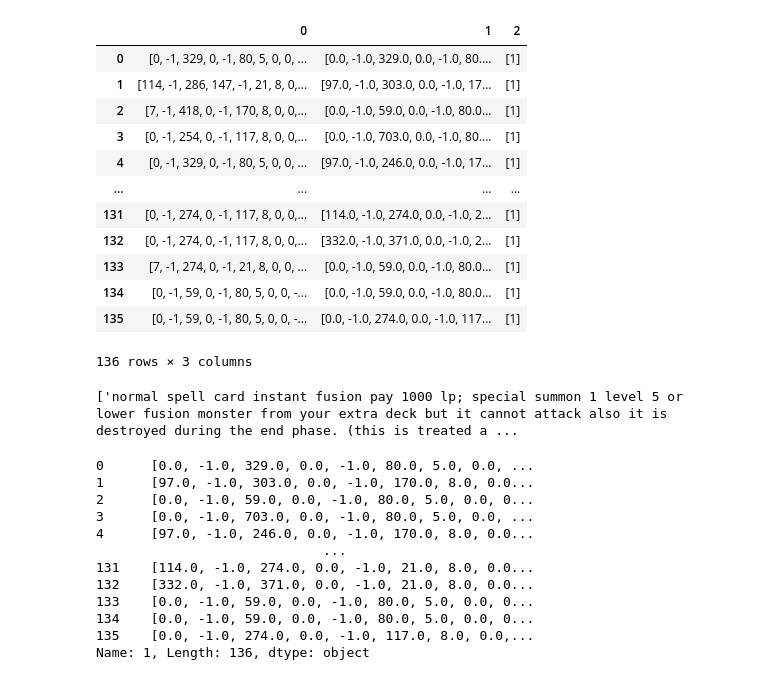
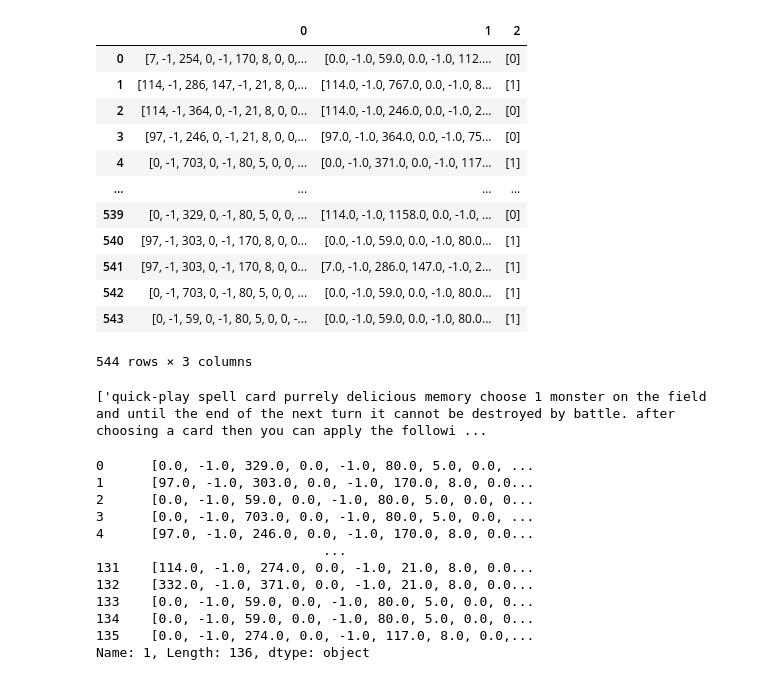
Before and after one commit to X99S5/Transformer_Based_Yugioh_Comparator_Model, a Jupyter notebook: Main.ipynb, the cells around one changed output. Drawn from its saved outputs; the diff is of its cells as text; code cells hidden in the pictures.

Commit message:
Testing full model functionality

```diff
--- a/Main.ipynb
+++ b/Main.ipynb
@@ -115,45 +124,65 @@ for count,line in enumerate(read):
 file.close()
 # %%
 def stitcher(deck_index):
+    '''Picks from decks'''
 
     decider = [random.choice(altered[deck_index]) for _ in range(5)]
     output = np.concatenate(([Tokenized_sequence_database[i] for i in Sliced_df[Sliced_df['name'].isin(decider)].index.values]) )
     if len(output) != 905:
         return stitcher(deck_index)
     else:
         return output
 
 Training_Testing_Dataset = []
 for deck_index,deck in enumerate(altered):
 
     for card_index in Sliced_df[Sliced_df['name'].isin(deck)].index.values:
         data_point = []
 
         subject_card =  np.concatenate( (Tokenized_sequence_database[card_index] , np.zeros(724)) , axis=None ) # Extends subject to equal length of decider cards
-        decider_cards = stitcher(deck_index)
-        data_point.append(decider_cards)
-        data_point.append(subject_card)
-        data_point.append([1])
+        for _ in range(2):
+            temp = []
+            decider_cards = stitcher(deck_index)
+            temp.append(decider_cards)
+            temp.append(subject_card)
+            temp.append([1])
+            Training_Testing_Dataset.append(temp)
 
-        Training_Testing_Dataset.append(data_point)
+def random_no_match_generator(length):
+    out = []
+    for _ in range(length):
+        temp = []
+        subject_card = np.concatenate( ( random.choice(Tokenized_sequence_database)  , np.zeros(724)) , axis=None )
+        decider_cards = np.concatenate([random.choice(Tokenized_sequence_database) for _ in range(5)])
 
+        temp.append(decider_cards)
+        temp.append(subject_card)
+        temp.append([0])
 
+        out.append(temp)
+
+    return out
+
+Training_Testing_Dataset.extend( random_no_match_generator(272) )
+random.shuffle(Training_Testing_Dataset)
+random.shuffle(Training_Testing_Dataset)
+random.shuffle(Training_Testing_Dataset)
 pd.DataFrame(Training_Testing_Dataset)
 # %% [output]
 |  | 0 | 1 | 2 |
-| 0 | [0, -1, 329, 0, -1, 80, 5, 0, 0, ... | [0.0, -1.0, 329.0, 0.0, -1.0, 80.... | [1] |
-| 1 | [114, -1, 286, 147, -1, 21, 8, 0,... | [97.0, -1.0, 303.0, 0.0, -1.0, 17... | [1] |
-| 2 | [7, -1, 418, 0, -1, 170, 8, 0, 0,... | [0.0, -1.0, 59.0, 0.0, -1.0, 80.0... | [1] |
-| 3 | [0, -1, 254, 0, -1, 117, 8, 0, 0,... | [0.0, -1.0, 703.0, 0.0, -1.0, 80.... | [1] |
-| 4 | [0, -1, 329, 0, -1, 80, 5, 0, 0, ... | [97.0, -1.0, 246.0, 0.0, -1.0, 17... | [1] |
+| 0 | [7, -1, 254, 0, -1, 170, 8, 0, 0,... | [0.0, -1.0, 59.0, 0.0, -1.0, 112.... | [0] |
+| 1 | [114, -1, 286, 147, -1, 21, 8, 0,... | [114.0, -1.0, 767.0, 0.0, -1.0, 8... | [1] |
+| 2 | [114, -1, 364, 0, -1, 21, 8, 0, 0... | [114.0, -1.0, 246.0, 0.0, -1.0, 2... | [0] |
+| 3 | [97, -1, 246, 0, -1, 21, 8, 0, 0,... | [97.0, -1.0, 364.0, 0.0, -1.0, 75... | [0] |
+| 4 | [0, -1, 703, 0, -1, 80, 5, 0, 0, ... | [0.0, -1.0, 371.0, 0.0, -1.0, 117... | [1] |
 | ... | ... | ... | ... |
-| 131 | [0, -1, 274, 0, -1, 117, 8, 0, 0,... | [114.0, -1.0, 274.0, 0.0, -1.0, 2... | [1] |
-| 132 | [0, -1, 274, 0, -1, 117, 8, 0, 0,... | [332.0, -1.0, 371.0, 0.0, -1.0, 2... | [1] |
-| 133 | [7, -1, 274, 0, -1, 21, 8, 0, 0, ... | [0.0, -1.0, 59.0, 0.0, -1.0, 80.0... | [1] |
-| 134 | [0, -1, 59, 0, -1, 80, 5, 0, 0, -... | [0.0, -1.0, 59.0, 0.0, -1.0, 80.0... | [1] |
-| 135 | [0, -1, 59, 0, -1, 80, 5, 0, 0, -... | [0.0, -1.0, 274.0, 0.0, -1.0, 117... | [1] |
+| 539 | [0, -1, 329, 0, -1, 80, 5, 0, 0, ... | [114.0, -1.0, 1158.0, 0.0, -1.0, ... | [0] |
+| 540 | [97, -1, 303, 0, -1, 170, 8, 0, 0... | [0.0, -1.0, 59.0, 0.0, -1.0, 80.0... | [1] |
+| 541 | [97, -1, 303, 0, -1, 170, 8, 0, 0... | [7.0, -1.0, 286.0, 147.0, -1.0, 2... | [1] |
+| 542 | [0, -1, 703, 0, -1, 80, 5, 0, 0, ... | [0.0, -1.0, 59.0, 0.0, -1.0, 80.0... | [1] |
+| 543 | [0, -1, 59, 0, -1, 80, 5, 0, 0, -... | [0.0, -1.0, 59.0, 0.0, -1.0, 80.0... | [1] |
-136 rows × 3 columns
+544 rows × 3 columns
 # %%
-tokenizer.sequences_to_texts([Training_Testing_Dataset[15][1]])
+tokenizer.sequences_to_texts([Training_Testing_Dataset[542][1]])
 # %% [output]
-['normal spell card instant fusion pay 1000 lp; special summon 1 level 5 or lower fusion monster from your extra deck but it cannot attack also it is destroyed during the end phase. (this is treated a ...
+['quick-play spell card purrely delicious memory choose 1 monster on the field and until the end of the next turn it cannot be destroyed by battle. after choosing a card then you can apply the followi ...
```
Also changed, not shown: parts of 13 cells of this notebook.
